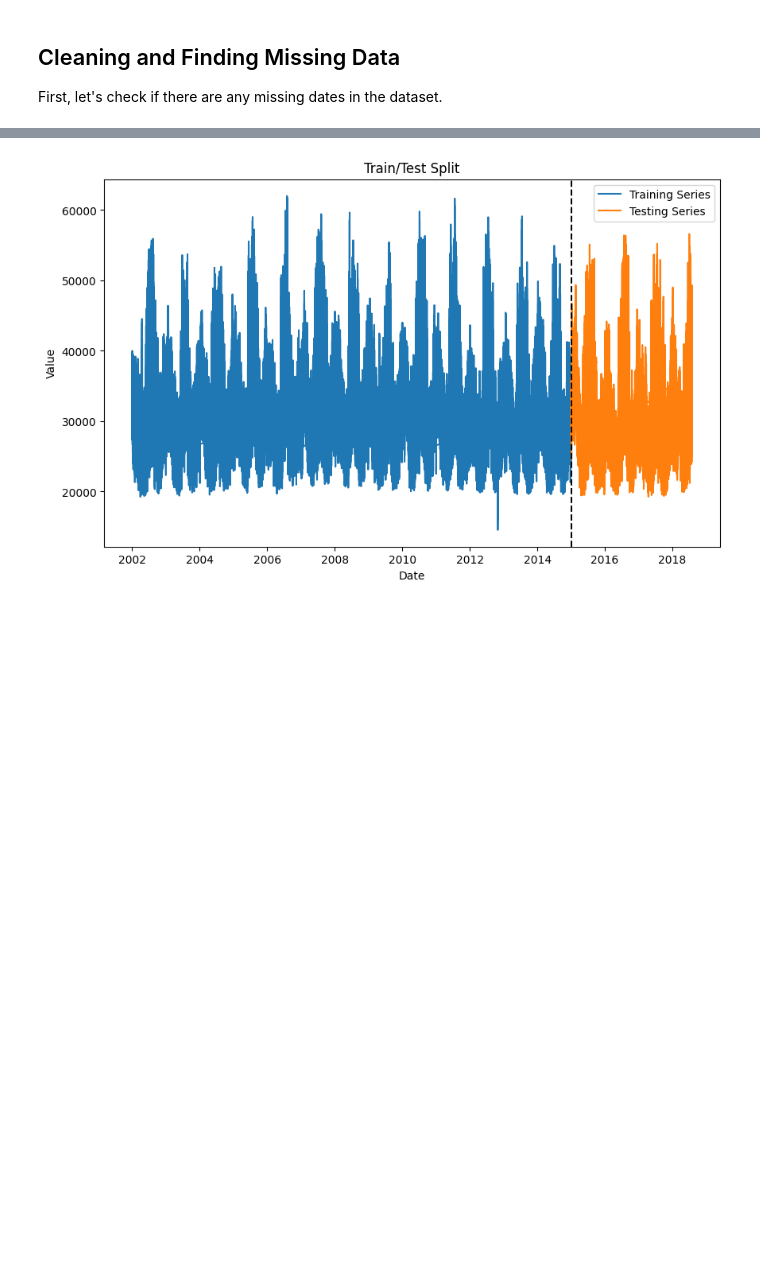
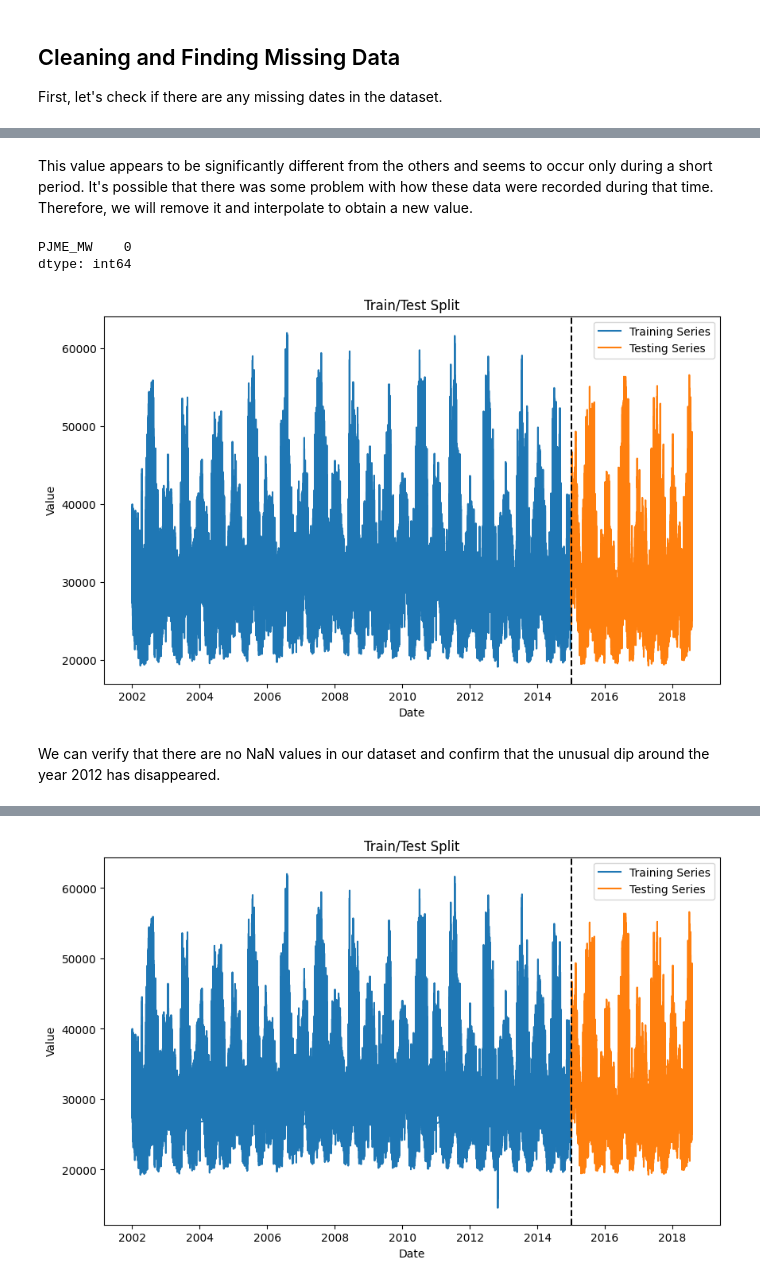
Before and after one commit to mArcio-Lmano/Data-Science, a Jupyter notebook: Forecasting/time_series.ipynb, the cells around one changed output, grey strips where cells are left out. Cells and saved outputs as stored; diff of their text form; code cells hidden in the pictures; blank space fills up the shorter version.

```diff
--- a/Forecasting/time_series.ipynb
+++ b/Forecasting/time_series.ipynb
@@ -118,0 +186,34 @@ ValueError: Inferred frequency None from passed values does not conform to passe
+# %% [markdown]
+This value appears to be significantly different from the others and seems to occur only during a short period. It's possible that there was some problem with how these data were recorded during that time. Therefore, we will remove it and interpolate to obtain a new value.
+# %%
+outliers_values = merged_df[merged_df["PJME_MW"] < 19000]
+merged_df.loc[outliers_values.index, "PJME_MW"] = np.nan
+# %%
+merged_df["PJME_MW"] = merged_df["PJME_MW"].interpolate(method="linear")
+merged_df.isna().sum()
+# %% [output]
+PJME_MW    0
+dtype: int64
+# %%
+train_merged = merged_df[merged_df.index < "01-01-2015"]
+test_merged = merged_df[merged_df.index > "01-01-2015"]
+
+plt.figure(figsize=(10, 6))  # Set the figure size
+
+plt.plot(train_merged.index, train_merged["PJME_MW"], label="Training Series")
+plt.plot(test_merged.index, test_merged["PJME_MW"], label="Testing Series")
+
+
+plt.title("Train/Test Split")
+plt.axvline(pd.Timestamp("2015-01-01"), color="black", ls="--")
+
+plt.xlabel("Date")
+plt.ylabel("Value")
+
+plt.legend(["Training Series", "Testing Series"])
+
+plt.show()
+# %% [output]
+[figure, added]
+# %% [markdown]
+We can verify that there are no NaN values in our dataset and confirm that the unusual dip around the year 2012 has disappeared.
```
Also changed, not shown: parts of 75 cells of this notebook.
